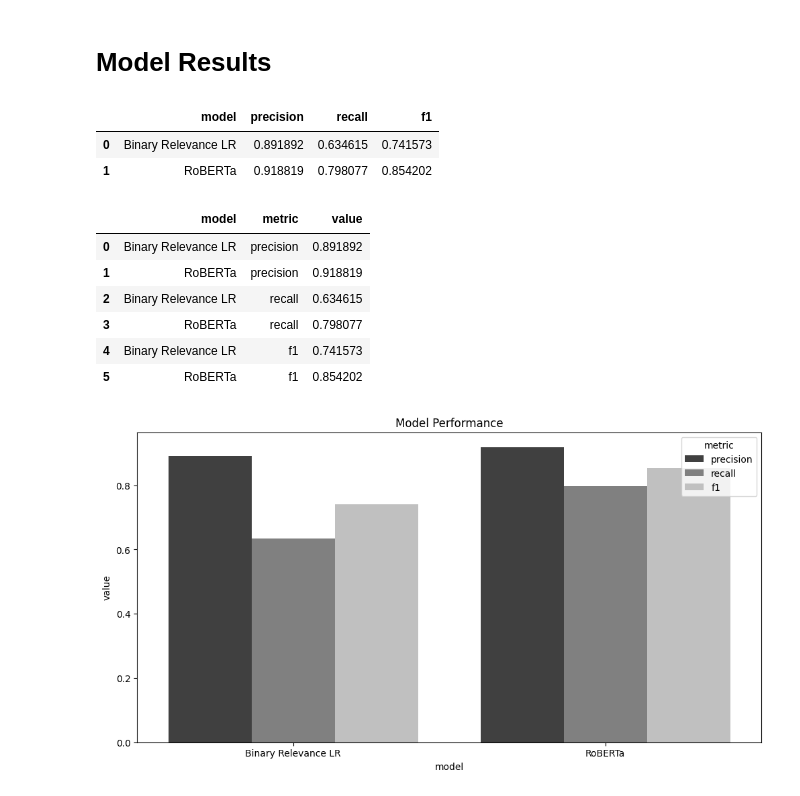
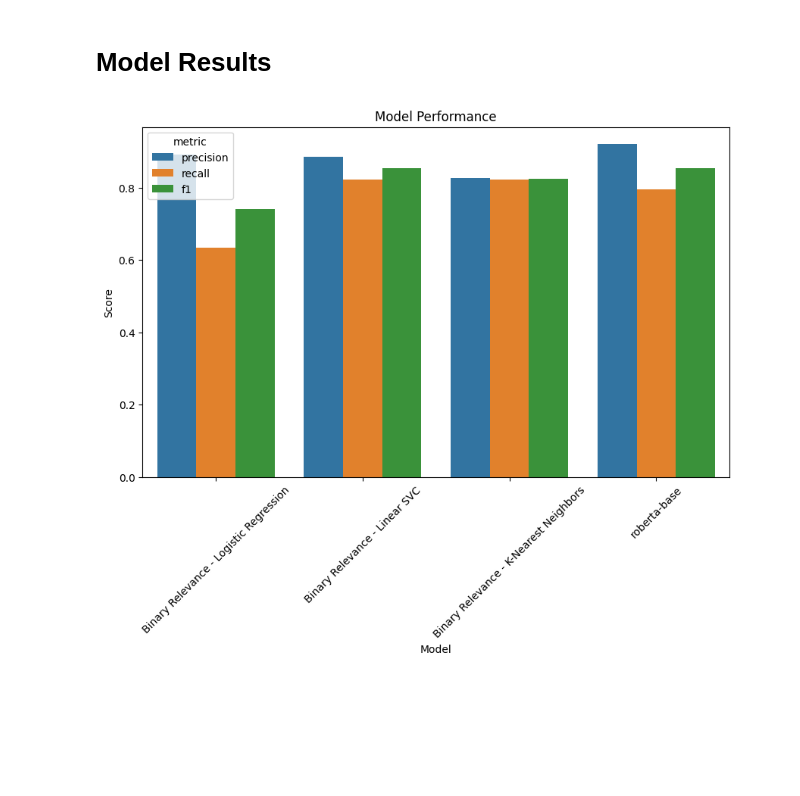
Before and after one commit to Mattcalcaterra/630_final, a Jupyter notebook: adviceLabeling.ipynb, the cells around one changed output. Saved outputs shown, nothing was run; the diff lists cells and outputs as text; code cells hidden in the pictures; blank space fills up the shorter version.

Commit message:
Add alternate binary relevance models

```diff
--- a/adviceLabeling.ipynb
+++ b/adviceLabeling.ipynb
@@ -360,7 +403,7 @@ def compute_metrics(eval_pred):
 ### Train
 # %%
 training_args = TrainingArguments(
-    output_dir="./models/roberta-base",
+    output_dir=f"./models/advice_labeling/{model_id}",
     num_train_epochs=3,
     per_device_train_batch_size=8,
     per_device_eval_batch_size=8,
@@ -380,7 +423,9 @@ training_args = TrainingArguments(
     report_to="wandb",
 )
 # %%
-model = RobertaForSequenceClassification.from_pretrained(
+from transformers import AutoModelForSequenceClassification
+
+model = AutoModelForSequenceClassification.from_pretrained(
     model_id, num_labels=n_labels, id2label=id2label, label2id=label2id
 )
 # %% [output]
@@ -448,7 +493,8 @@ print(test_metrics)
 # %%
+# add results
 model_results.append(
     {
-        "model": "RoBERTa",
+        "model": model_id,
         "precision": test_metrics["precision"],
         "recall": test_metrics["recall"],
         "f1": test_metrics["f1"],
@@ -459,30 +505,20 @@ model_results.append(
 # %%
 # plot model results
 model_results_df = pd.DataFrame(model_results)
-model_results_df
+
+# save model results
+model_results_df.to_csv("model_results.csv", index=False)
-# %% [output]
-|  | model | precision | recall | f1 |
-| 0 | Binary Relevance LR | 0.891892 | 0.634615 | 0.741573 |
-| 1 | RoBERTa | 0.918819 | 0.798077 | 0.854202 |
 # %%
-# stack precision, recall, f1
-model_results_df = model_results_df.melt(id_vars="model", var_name="metric")
-model_results_df
+# melt the datafram
+model_results_melt = model_results_df.melt(id_vars="model", var_name="metric")
-# %% [output]
-|  | model | metric | value |
-| 0 | Binary Relevance LR | precision | 0.891892 |
-| 1 | RoBERTa | precision | 0.918819 |
-| 2 | Binary Relevance LR | recall | 0.634615 |
-| 3 | RoBERTa | recall | 0.798077 |
-| 4 | Binary Relevance LR | f1 | 0.741573 |
-| 5 | RoBERTa | f1 | 0.854202 |
 # %%
-# plot results
-plt.figure(figsize=(12, 6))
-sns.barplot(
-    x="model", y="value", hue="metric", data=model_results_df, palette="gray"
-)
+# plot
+plt.figure(figsize=(10, 6))
+sns.barplot(data=model_results_melt, x="model", y="value", hue="metric")
 plt.title("Model Performance")
+plt.ylabel("Score")
+plt.xlabel("Model")
+plt.xticks(rotation=45)
 plt.show()
 # %% [output]
-[figure, old version]
+[figure, new version]
```
Also changed, not shown: parts of 22 cells of this notebook.
